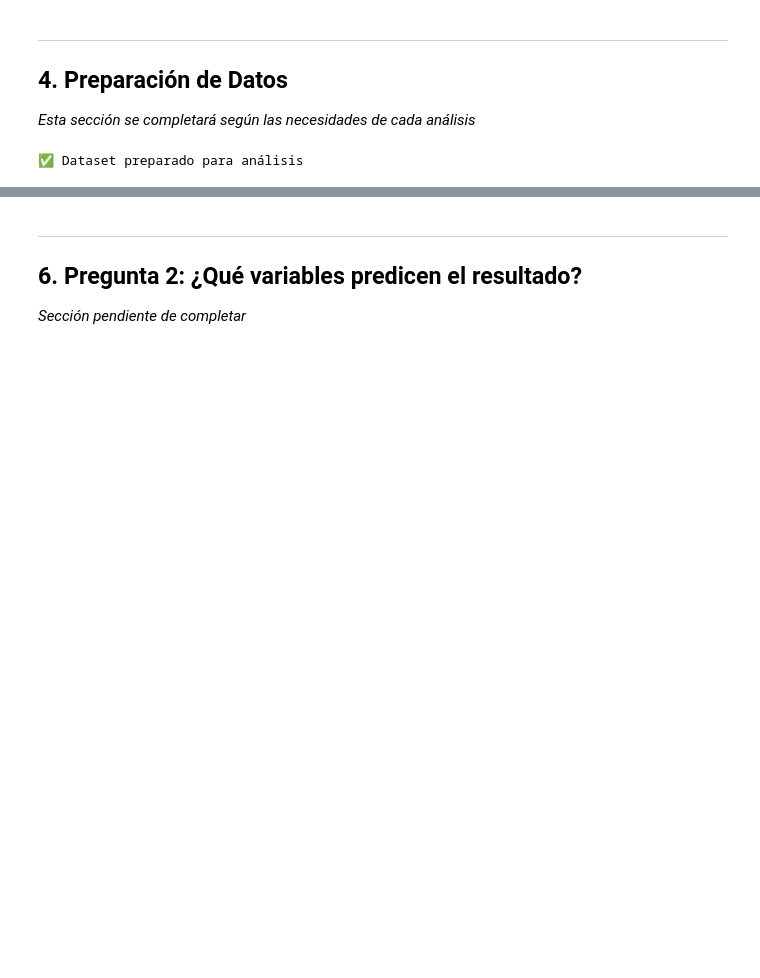
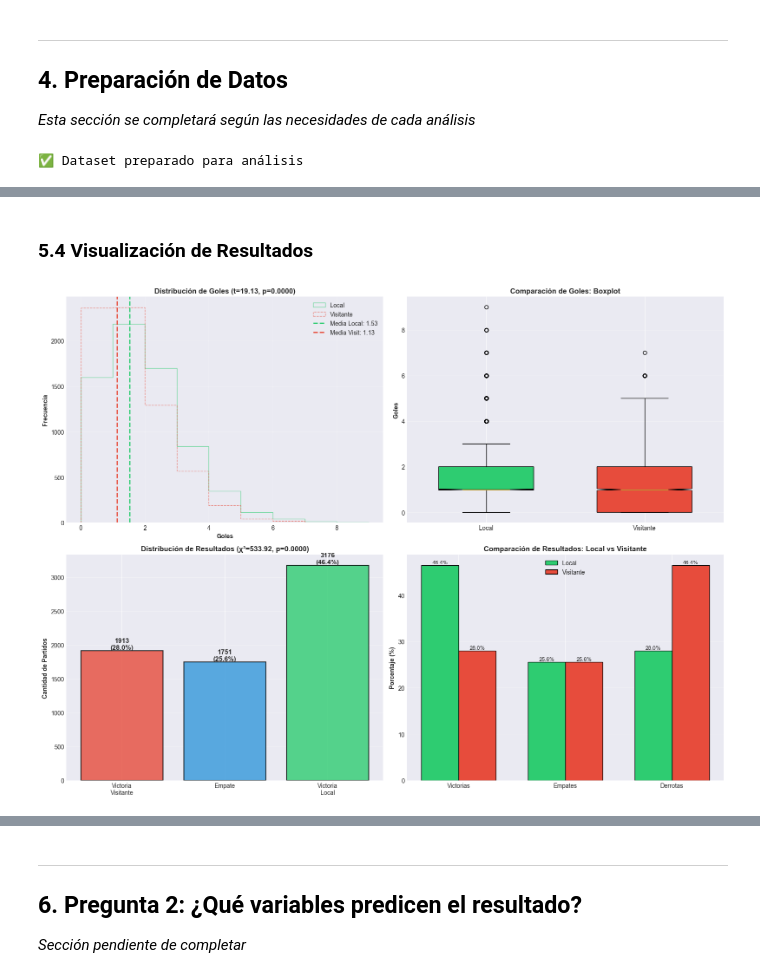
Before and after one commit to ronaldcbmtnz/estadistica-proyecto-final, a Jupyter notebook: notebooks/analisis_premier_league.ipynb, the cells around one changed output, grey strips where cells are left out. Saved outputs shown, nothing was run; the diff lists cells and outputs as text; code cells hidden in the pictures; blank space fills up the shorter version.

```diff
--- a/notebooks/analisis_premier_league.ipynb
+++ b/notebooks/analisis_premier_league.ipynb
@@ -781,0 +935,70 @@ print("✅ Dataset preparado para análisis")
+# %% [markdown]
+### 5.4 Visualización de Resultados
+# %%
+# Visualización de la ventaja local
+fig, axes = plt.subplots(2, 2, figsize=(16, 12))
+
+# 1. Distribución de goles con prueba t
+axes[0, 0].hist(goles_local, bins=range(0, 10), alpha=0.6, label='Local', color='#2ecc71', histtype='step')
+axes[0, 0].hist(goles_visitante, bins=range(0, 10), alpha=0.6, label='Visitante', color='#e74c3c', histtype='step', linestyle='--')
+axes[0, 0].axvline(goles_local.mean(), color='#2ecc71', linestyle='--', linewidth=2, label=f'Media Local: {goles_local.mean():.2f}')
+axes[0, 0].axvline(goles_visitante.mean(), color='#e74c3c', linestyle='--', linewidth=2, label=f'Media Visit: {goles_visitante.mean():.2f}')
+axes[0, 0].set_xlabel('Goles', fontweight='bold')
+axes[0, 0].set_ylabel('Frecuencia', fontweight='bold')
+axes[0, 0].set_title(f'Distribución de Goles (t={t_stat:.2f}, p={p_value:.4f})', fontweight='bold')
+axes[0, 0].legend()
+axes[0, 0].grid(alpha=0.3)
+
+# 2. Boxplot comparativo
+bp = axes[0, 1].boxplot([goles_local, goles_visitante], labels=['Local', 'Visitante'],
+                         patch_artist=True, notch=True, widths=0.6)
+bp['boxes'][0].set_facecolor('#2ecc71')
+bp['boxes'][1].set_facecolor('#e74c3c')
+axes[0, 1].set_ylabel('Goles', fontweight='bold')
+axes[0, 1].set_title('Comparación de Goles: Boxplot', fontweight='bold')
+axes[0, 1].grid(alpha=0.3, axis='y')
+
+# 3. Distribución de resultados
+resultado_counts = df['Resultado'].value_counts().sort_index()
+colors_resultado = ['#e74c3c', '#3498db', '#2ecc71']
+bars = axes[1, 0].bar(['Victoria\nVisitante', 'Empate', 'Victoria\nLocal'],
+                       resultado_counts.values, color=colors_resultado,
+                       edgecolor='black', linewidth=1.5, alpha=0.8)
+for bar in bars:
+    height = bar.get_height()
+    axes[1, 0].text(bar.get_x() + bar.get_width()/2., height,
+                    f'{int(height)}\n({height/len(df)*100:.1f}%)',
+                    ha='center', va='bottom', fontsize=11, fontweight='bold')
+axes[1, 0].set_ylabel('Cantidad de Partidos', fontweight='bold')
+axes[1, 0].set_title(f'Distribución de Resultados (χ²={chi2_stat:.2f}, p={p_value_chi2:.4f})', fontweight='bold')
+axes[1, 0].grid(alpha=0.3, axis='y')
+
+# 4. Porcentajes comparativos
+categorias = ['Victorias', 'Empates', 'Derrotas']
+local_pcts = [resultado_counts['H']/len(df)*100, resultado_counts['D']/len(df)*100, resultado_counts['A']/len(df)*100]
+visitante_pcts = [resultado_counts['A']/len(df)*100, resultado_counts['D']/len(df)*100, resultado_counts['H']/len(df)*100]
+
+x = np.arange(len(categorias))
+width = 0.35
+
+bars1 = axes[1, 1].bar(x - width/2, local_pcts, width, label='Local', color='#2ecc71', edgecolor='black')
+bars2 = axes[1, 1].bar(x + width/2, visitante_pcts, width, label='Visitante', color='#e74c3c', edgecolor='black')
+
+axes[1, 1].set_ylabel('Porcentaje (%)', fontweight='bold')
+axes[1, 1].set_title('Comparación de Resultados: Local vs Visitante', fontweight='bold')
+axes[1, 1].set_xticks(x)
+axes[1, 1].set_xticklabels(categorias)
+axes[1, 1].legend()
+axes[1, 1].grid(alpha=0.3, axis='y')
+
+# Añadir valores en las barras
+for bars in [bars1, bars2]:
+    for bar in bars:
+        height = bar.get_height()
+        axes[1, 1].text(bar.get_x() + bar.get_width()/2., height,
+                        f'{height:.1f}%', ha='center', va='bottom', fontsize=9)
+
+plt.tight_layout()
+plt.show()
+# %% [output]
+[figure, added]
```
Also changed, not shown: parts of 6 cells of this notebook.
